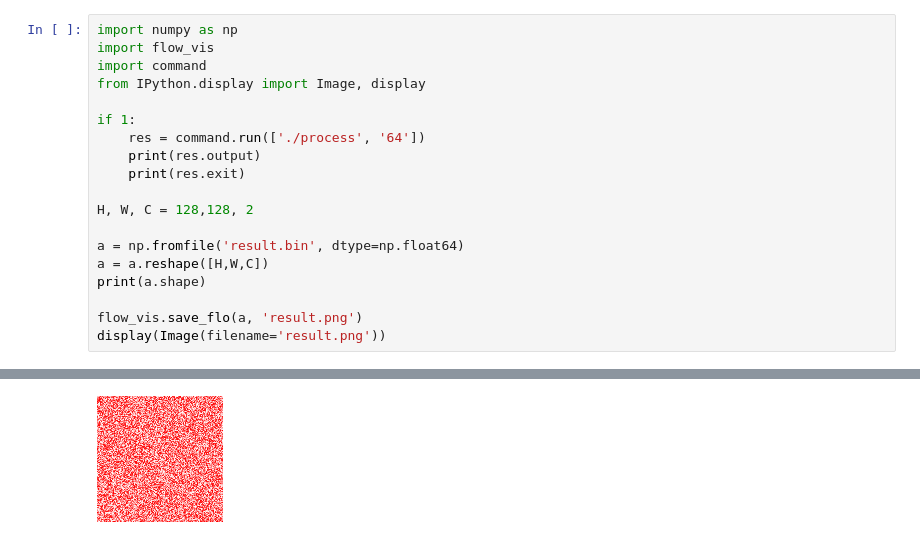
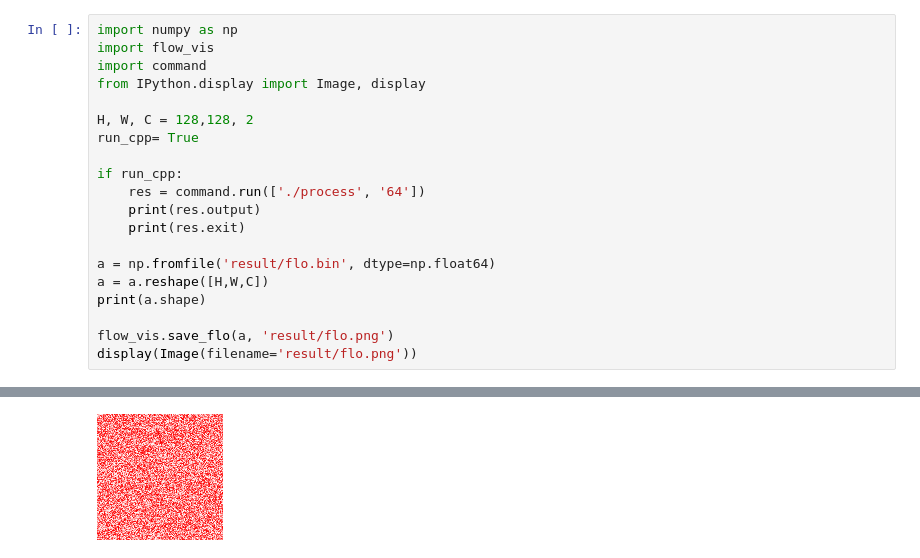
Before and after one commit to DensoITLab/tegbp, a Jupyter notebook: vis_result.ipynb, the cells around one changed output, grey strips where cells are left out. Drawn from its saved outputs; the diff is of its cells as text.

Commit message:
change result path

```diff
--- a/vis_result.ipynb
+++ b/vis_result.ipynb
@@ -4,17 +4,18 @@ import flow_vis
 import command
 from IPython.display import Image, display
 
-if 1:
+H, W, C = 128,128, 2
+run_cpp= True
+
+if run_cpp:
     res = command.run(['./process', '64'])
     print(res.output)
     print(res.exit)
 
-H, W, C = 128,128, 2
-
-a = np.fromfile('result.bin', dtype=np.float64)
+a = np.fromfile('result/flo.bin', dtype=np.float64)
 a = a.reshape([H,W,C])
 print(a.shape)
 
-flow_vis.save_flo(a, 'result.png')
-display(Image(filename='result.png'))
+flow_vis.save_flo(a, 'result/flo.png')
+display(Image(filename='result/flo.png'))
 # %% [output]
@@ -22,3 +23,3 @@ b'Generating dummy datadone..\nWork took 0.052842 seconds for 1000 K events (num
 0
 (128, 128, 2)
-[figure, old version]
+[figure, new version]
```
Also changed, not shown: parts of 1 cell of this notebook, 6 other files.
